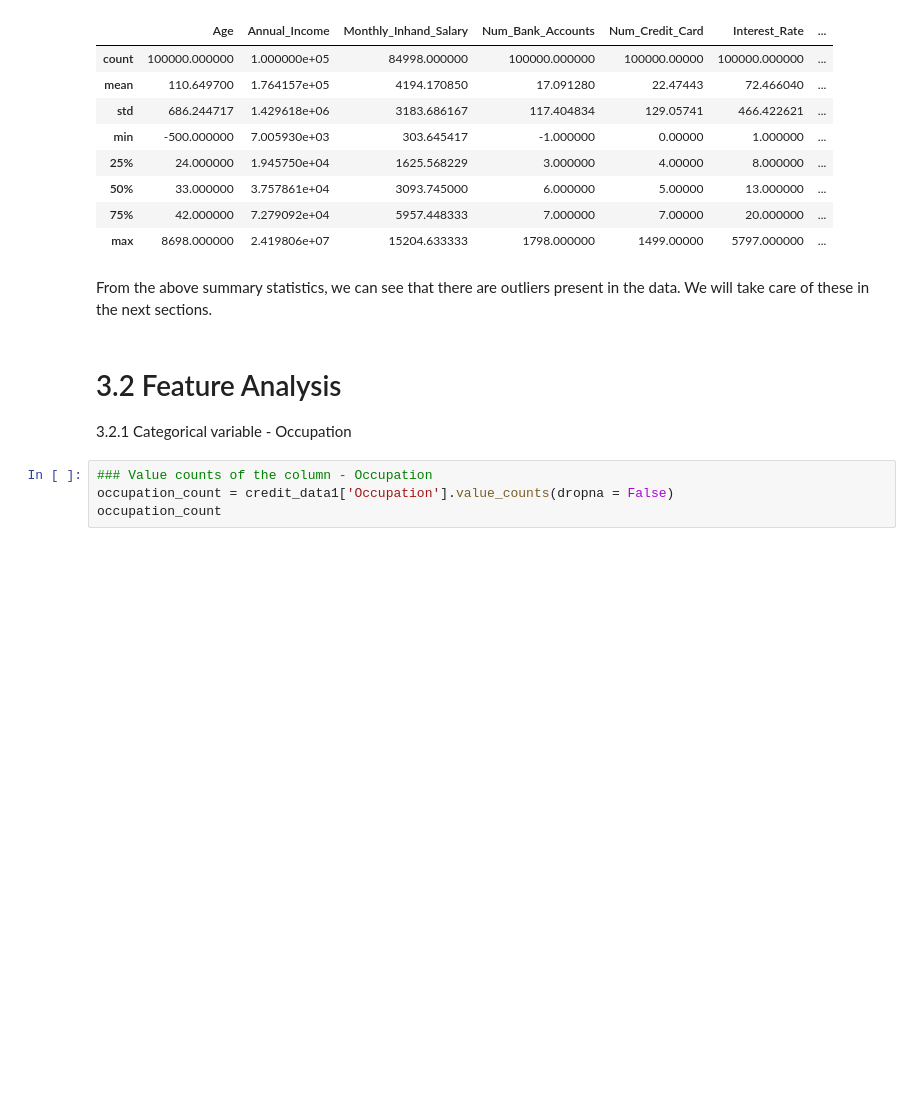
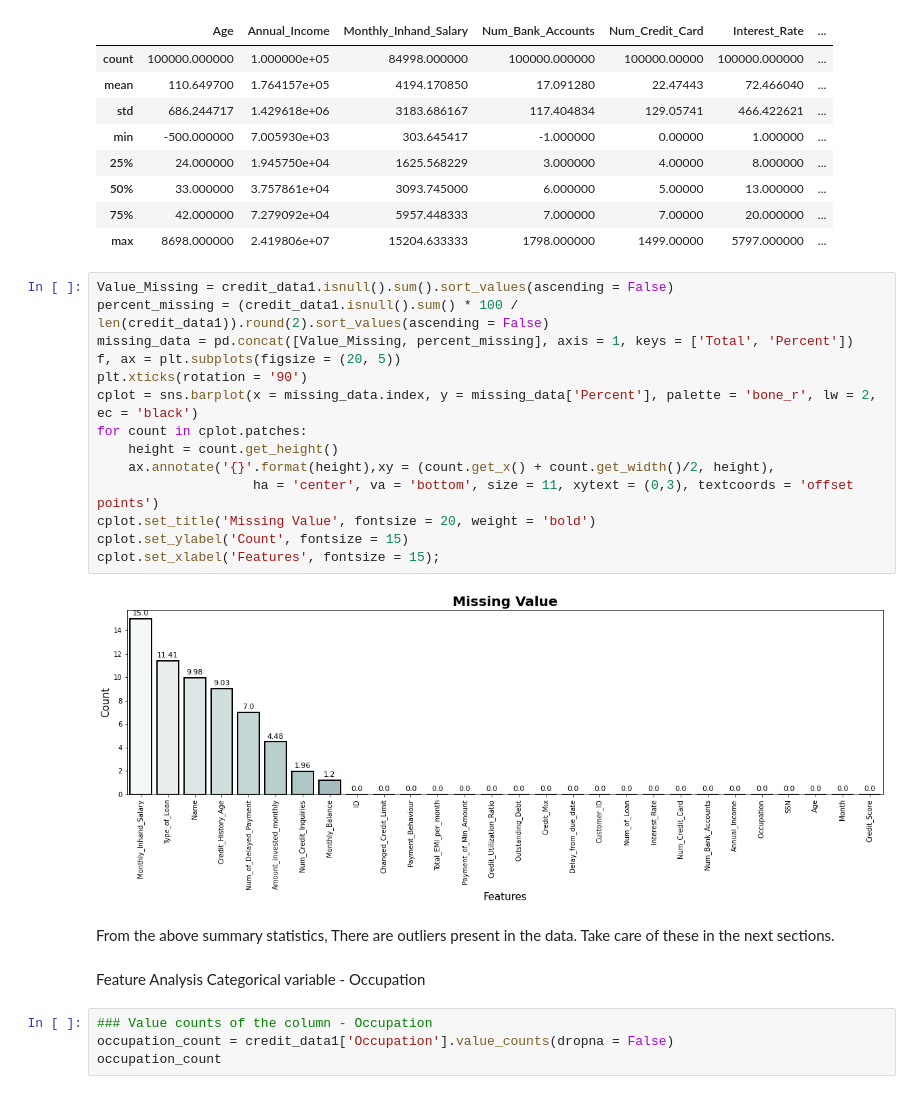
Before and after one commit to cereal45/Credit-Score-Classification, a Jupyter notebook: Untitled.ipynb, the cells around one changed output. Saved outputs shown, nothing was run; the diff lists cells and outputs as text; blank space fills up the shorter version.

```diff
--- a/Untitled.ipynb
+++ b/Untitled.ipynb
@@ -234,12 +237,28 @@ credit_data1.describe()
 | 50% | 33.000000 | 3.757861e+04 | 3093.745000 | 6.000000 | 5.00000 | 13.000000 | ... |
 | 75% | 42.000000 | 7.279092e+04 | 5957.448333 | 7.000000 | 7.00000 | 20.000000 | ... |
 | max | 8698.000000 | 2.419806e+07 | 15204.633333 | 1798.000000 | 1499.00000 | 5797.000000 | ... |
+# %%
+Value_Missing = credit_data1.isnull().sum().sort_values(ascending = False)
+percent_missing = (credit_data1.isnull().sum() * 100 / len(credit_data1)).round(2).sort_values(ascending = False)
+missing_data = pd.concat([Value_Missing, percent_missing], axis = 1, keys = ['Total', 'Percent'])
+f, ax = plt.subplots(figsize = (20, 5))
+plt.xticks(rotation = '90')
+cplot = sns.barplot(x = missing_data.index, y = missing_data['Percent'], palette = 'bone_r', lw = 2, ec = 'black')
+for count in cplot.patches:
+    height = count.get_height()
+    ax.annotate('{}'.format(height),xy = (count.get_x() + count.get_width()/2, height),
+                    ha = 'center', va = 'bottom', size = 11, xytext = (0,3), textcoords = 'offset points')
+cplot.set_title('Missing Value', fontsize = 20, weight = 'bold')
+cplot.set_ylabel('Count', fontsize = 15)
+cplot.set_xlabel('Features', fontsize = 15);
+# %% [output]
+[figure, added]
 # %% [markdown]
-From the above summary statistics, we can see that there are outliers present in the data.
-We will take care of these in the next sections.
+From the above summary statistics, There are outliers present in the data.
+Take care of these in the next sections.
 # %% [markdown]
-# 3.2 Feature Analysis
-3.2.1 Categorical variable - Occupation
+ Feature Analysis
+ Categorical variable - Occupation
 # %%
 ### Value counts of the column - Occupation
 occupation_count = credit_data1['Occupation'].value_counts(dropna = False)
```
Also changed, not shown: parts of 77 cells of this notebook.
